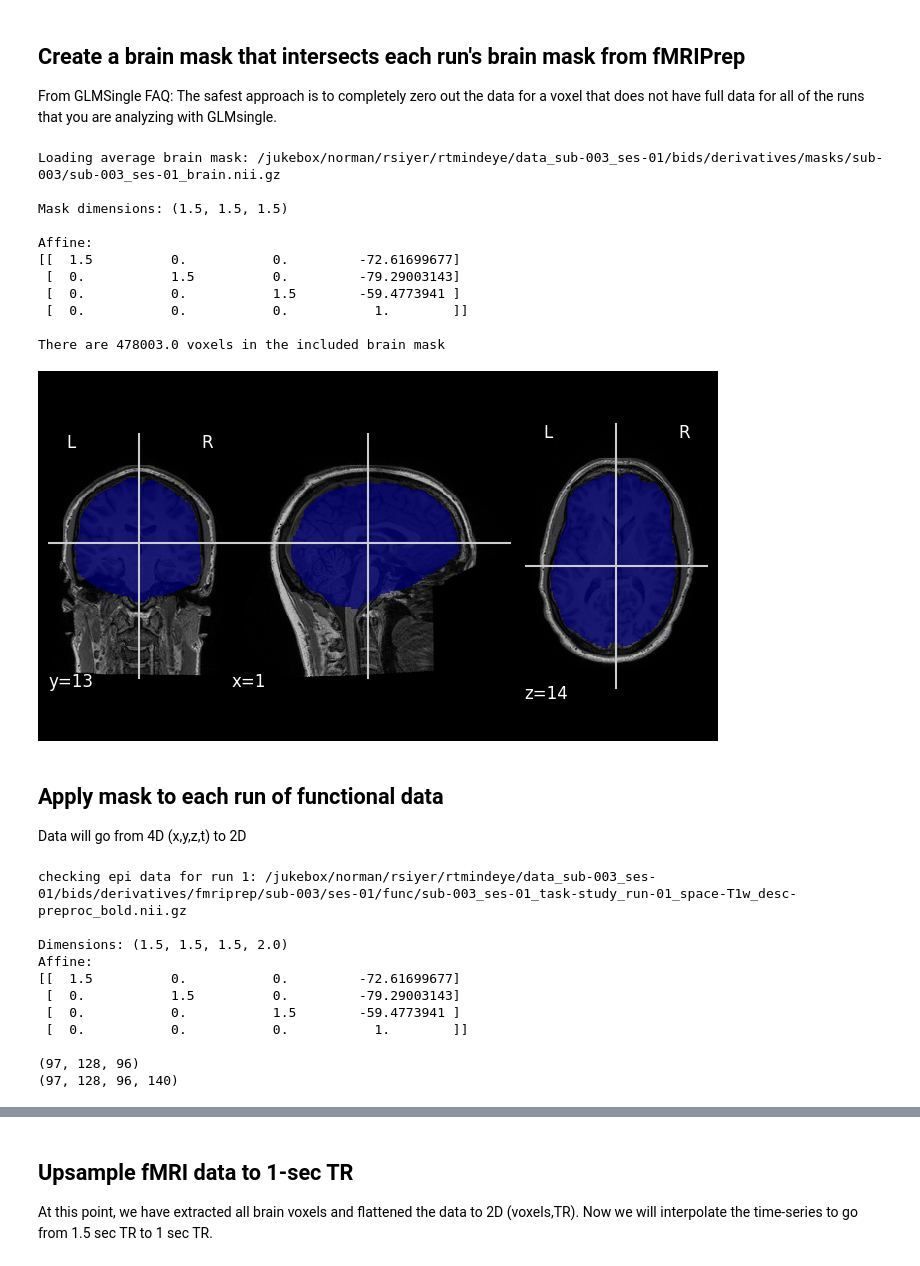
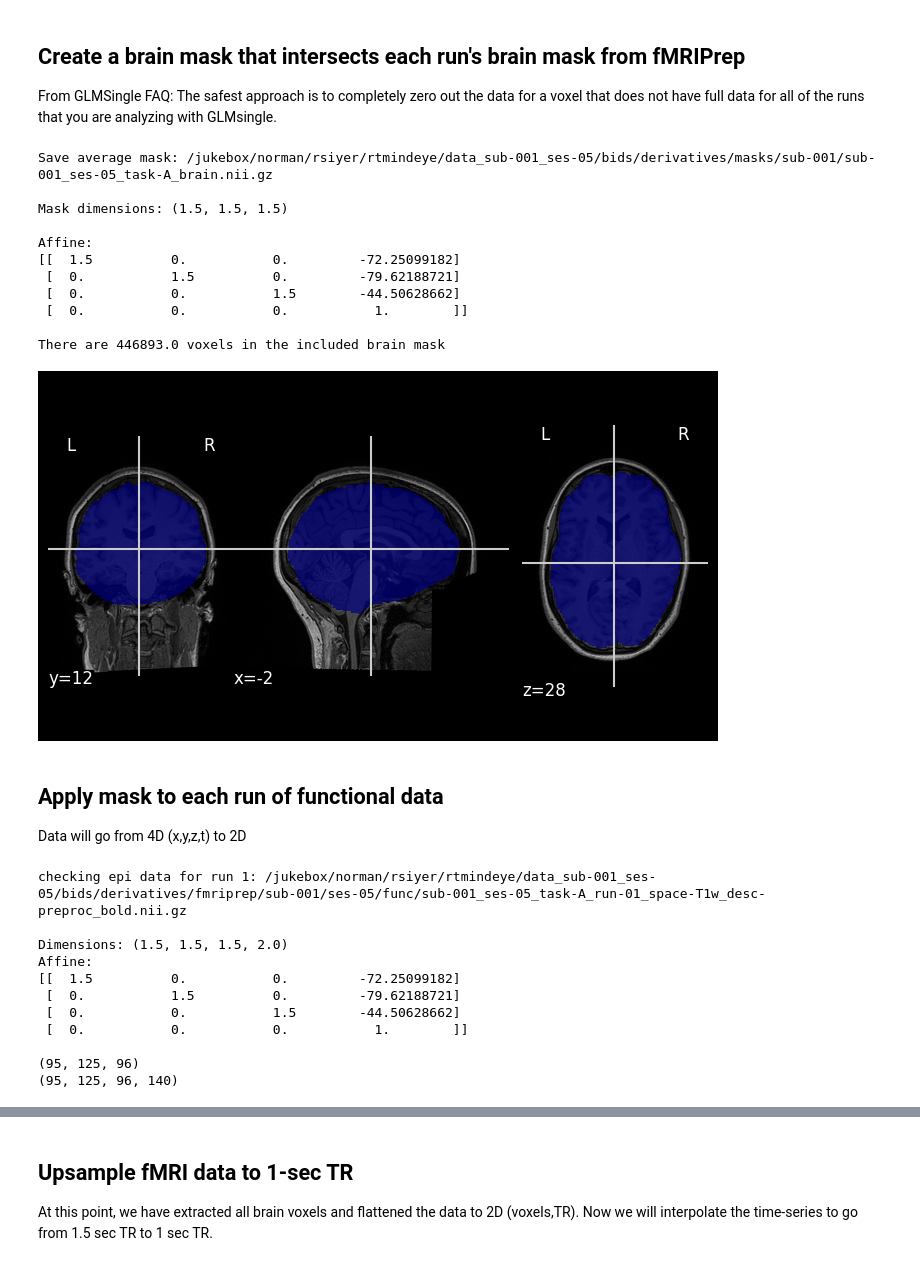
Before and after one commit to rishab-iyer1/mindeye_preproc, a Jupyter notebook: analysis/GLMsingle.ipynb, the cells around one changed output, grey strips where cells are left out. Saved outputs shown, nothing was run; the diff lists cells and outputs as text; code cells hidden in the pictures.

```diff
--- a/analysis/GLMsingle.ipynb
+++ b/analysis/GLMsingle.ipynb
@@ -16,19 +16,21 @@ When running this notebook, make sure you have activated the mindeye conda envir
 # %% [markdown]
 What subject and session do you want to run?
 # %%
-sub = 'sub-003'
-session = 'ses-01'
-task='study'
+sub = 'sub-001'
+session = 'ses-05'
+task='A'
 
 if sub=='sub-002':
     n_runs=9
+elif sub=='sub-001' and session=='ses-05':
+    n_runs=5
 else:
     n_runs=16
     # n_runs=8
 # %% [markdown]
 ##### Do you want to intersect brain masks from each run to create an average mask? If avg_mask already exists, set this to 0.
 # %%
-make_avg_mask = 0
+make_avg_mask = 1
 # %% [markdown]
 Do you want to load the raw 4D data and run the time-intensive NiftiMasker?
 If the 2D data already exist, set this to 0.
@@ -103,19 +117,19 @@ else:
 tr = 1 # after upsampling
 # %%
 # bids directory
-if sub == 'sub-003' and session == 'ses-01':
-    homedir = f'/jukebox/norman/rsiyer/rtmindeye/data_{sub}_{session}/bids'
-elif sub == 'sub-001' and session == 'ses-01':
+if sub == 'sub-001' and session == 'ses-01':
     homedir = f'/jukebox/norman/rsiyer/rtmindeye/data_sub-001_sub_002_ses-01/bids'
 else:
-    raise Exception
+    homedir = f'/jukebox/norman/rsiyer/rtmindeye/data_{sub}_{session}/bids'
+    if not os.path.exists(homedir):
+        raise FileNotFoundError(f"Folder '{homedir}' does not exist.")
 
 # datadir is fmriprep folder for this subject, outputdir is glmsingle derivatives
 datadir = join(homedir,'derivatives','fmriprep',sub)
 maskdir = join(homedir,'derivatives','masks', sub)
 designdir = join(homedir, '../design/')
-# outputdir = join(homedir,'derivatives','glmsingle/')
-outputdir = join(homedir,'derivatives','glmsingle_nofithrf/')
+outputdir = join(homedir,'derivatives',f'glmsingle_task_{task}')
+# outputdir = join(homedir,'derivatives','glmsingle_nofithrf/')
 func_dir = join(datadir,f'{session}','func/')
 defaced_dir = join(homedir,'derivatives','deface/')
 savedir = f'{outputdir}/{sub}/'  # where to save voxel reliabilities
@@ -232,7 +253,7 @@ for i in range(len(images)):
 # np.array(np.where(test[:,:,:10]))
 # %%
 # Plot design matrix for each run
-run=1
+run=0
 plt.figure(figsize=(16,16))
 plt.imshow(design[run],interpolation='none')
 plt.title(' design matrix from run %i' %(run+1), fontsize=16)
@@ -261,9 +282,9 @@ if make_avg_mask == 1:
     mask_imgs=[]
     for run in range(1,n_runs+1):
         if run < 10:
-            mask_name = func_dir + sub + '_%s_task-study_run-0%i_space-T1w_desc-brain_mask.nii.gz' % (session, run)
+            mask_name = func_dir + sub + '_%s_task-%s_run-0%i_space-T1w_desc-brain_mask.nii.gz' % (session, task, run)
         else:
-            mask_name = func_dir + sub + '_%s_task-study_run-%i_space-T1w_desc-brain_mask.nii.gz' % (session, run)
+            mask_name = func_dir + sub + '_%s_task-%s_run-%i_space-T1w_desc-brain_mask.nii.gz' % (session, task, run)
         mask_imgs.append(mask_name)
 
     # intersect all session 1 brain masks
@@ -274,54 +295,54 @@ if make_avg_mask == 1:
     affine_mat = avg_mask.affine
     hdr = avg_mask.header  # get a handle for the .nii file's header
     hdr.set_zooms((dimsize[0], dimsize[1], dimsize[2]))
-    output_name = maskdir + '/%s_%s_brain.nii.gz' % (sub, session)
+    output_name = maskdir + '/%s_%s_task-%s_brain.nii.gz' % (sub, session, task)
     print('Save average mask:', output_name)
     nib.save(avg_mask, output_name)
     print('')
 
 elif make_avg_mask == 0:
     #Load brain mask
-    file_in = maskdir + '/%s_%s_brain.nii.gz' % (sub, session)
+    file_in = maskdir + '/%s_%s_task-%s_brain.nii.gz' % (sub, session, task)
     print('Loading average brain mask:', file_in)
     print('')
     avg_mask=nib.load(file_in)
 
 # plot
 t1_file = defaced_dir + sub + '_%s_T1w_defaced.nii.gz' %session
 t1_img = image.load_img(t1_file)
 plot_roi(avg_mask, bg_img=t1_img)
 
 # mask info
 dimsize=avg_mask.header.get_zooms()
 affine_mat = avg_mask.affine
 brain=avg_mask.get_fdata()
 xyz=brain.shape #xyz dimensionality of brain mask and epi data
 
 print('Mask dimensions:', dimsize)
 print('')
 print('Affine:')
 print(affine_mat)
 print('')
 print(f'There are {np.sum(brain)} voxels in the included brain mask\n')
 # %% [output]
-Loading average brain mask: /jukebox/norman/rsiyer/rtmindeye/data_sub-003_ses-01/bids/derivatives/masks/sub-003/sub-003_ses-01_brain.nii.gz
+Save average mask: /jukebox/norman/rsiyer/rtmindeye/data_sub-001_ses-05/bids/derivatives/masks/sub-001/sub-001_ses-05_task-A_brain.nii.gz
 
 Mask dimensions: (1.5, 1.5, 1.5)
 
 Affine:
-[[  1.5          0.           0.         -72.61699677]
- [  0.           1.5          0.         -79.29003143]
- [  0.           0.           1.5        -59.4773941 ]
+[[  1.5          0.           0.         -72.25099182]
+ [  0.           1.5          0.         -79.62188721]
+ [  0.           0.           1.5        -44.50628662]
  [  0.           0.           0.           1.        ]]
 
-There are 478003.0 voxels in the included brain mask
+There are 446893.0 voxels in the included brain mask
-[figure, old version]
+[figure, new version]
 # %% [markdown]
 ## Apply mask to each run of functional data
 Data will go from 4D (x,y,z,t) to 2D
 # %%
 # get some info about epi data by loading study run 1
-epi_file=f"{datadir}/{session}/func/{sub}_{session}_task-study_run-01_space-T1w_desc-preproc_bold.nii.gz"
+epi_file=f"{datadir}/{session}/func/{sub}_{session}_task-{task}_run-01_space-T1w_desc-preproc_bold.nii.gz"
 epi_data=nib.load(epi_file)
 run1=epi_data.get_fdata()
 
@@ -344,17 +365,17 @@ print(xyzt)
 assert avg_mask.header.get_zooms() == epi_dimsize[:3]
 assert avg_mask.affine.all() == epi_data.affine.all()
 # %% [output]
-checking epi data for run 1: /jukebox/norman/rsiyer/rtmindeye/data_sub-003_ses-01/bids/derivatives/fmriprep/sub-003/ses-01/func/sub-003_ses-01_task-study_run-01_space-T1w_desc-preproc_bold.nii.gz
+checking epi data for run 1: /jukebox/norman/rsiyer/rtmindeye/data_sub-001_ses-05/bids/derivatives/fmriprep/sub-001/ses-05/func/sub-001_ses-05_task-A_run-01_space-T1w_desc-preproc_bold.nii.gz
 
 Dimensions: (1.5, 1.5, 1.5, 2.0)
 Affine:
-[[  1.5          0.           0.         -72.61699677]
- [  0.           1.5          0.         -79.29003143]
- [  0.           0.           1.5        -59.4773941 ]
+[[  1.5          0.           0.         -72.25099182]
+ [  0.           1.5          0.         -79.62188721]
+ [  0.           0.           1.5        -44.50628662]
  [  0.           0.           0.           1.        ]]
 
-(97, 128, 96)
-(97, 128, 96, 140)
+(95, 125, 96)
+(95, 125, 96, 140)
 # %%
 # variables that will contain bold time-series and design matrices from each run
 data = []
```
Also changed, not shown: parts of 24 cells of this notebook, 1 other file.
